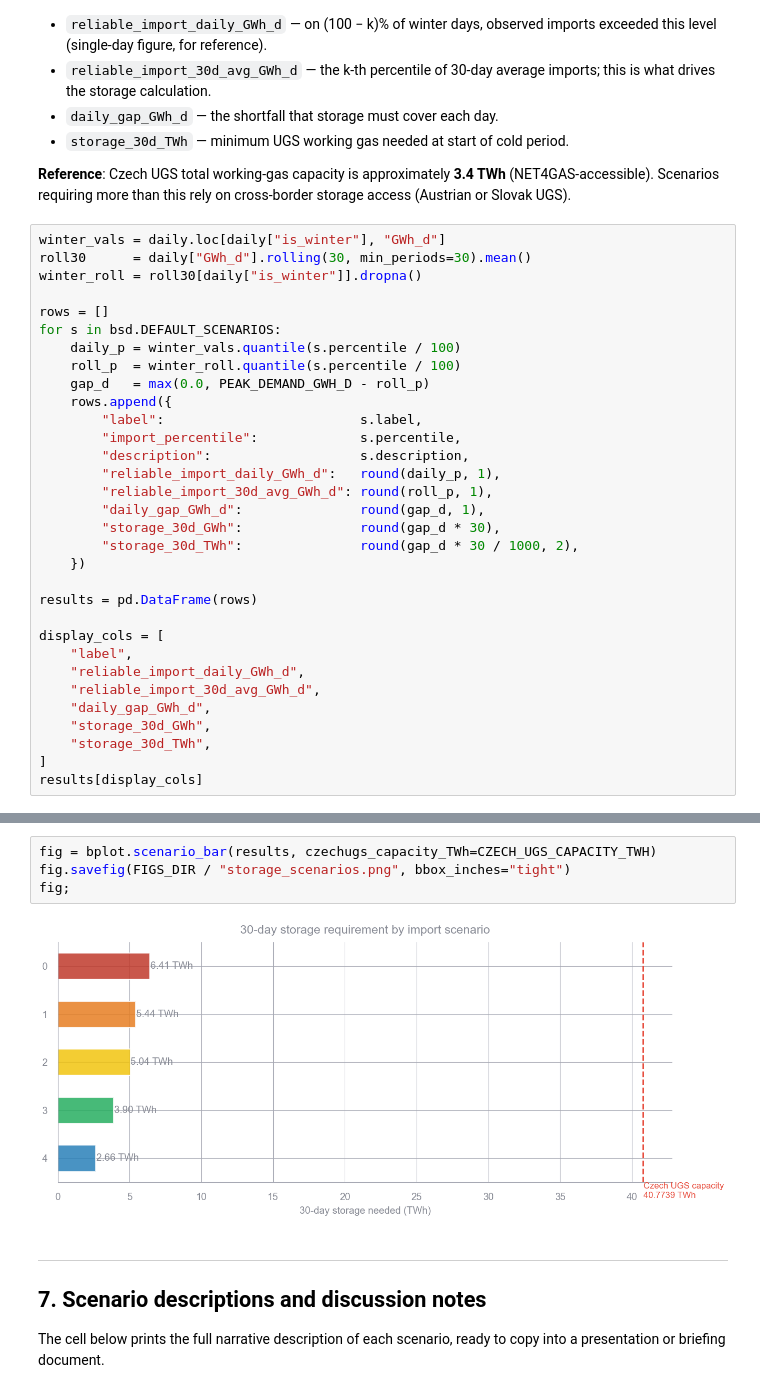
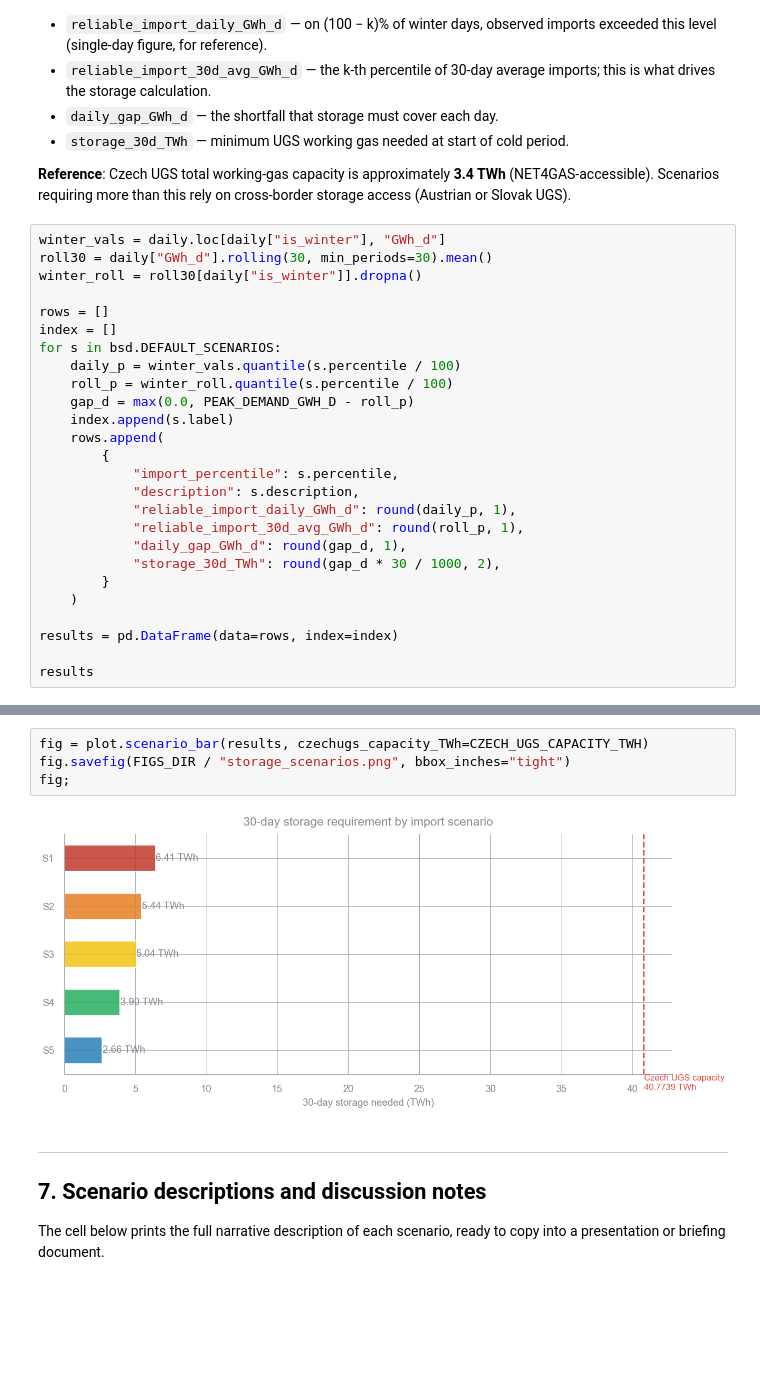
Before and after one commit to sikmartin/bsd_revamp, a Jupyter notebook: notebooks/analysis.ipynb, the cells around one changed output, grey strips where cells are left out. Cells and saved outputs as stored; diff of their text form; blank space fills up the shorter version.

```diff
--- a/notebooks/analysis.ipynb
+++ b/notebooks/analysis.ipynb
@@ -306,34 +306,28 @@ where `30d_sustained_import` is the k-th percentile of the distribution of
 on cross-border storage access (Austrian or Slovak UGS).
 # %%
 winter_vals = daily.loc[daily["is_winter"], "GWh_d"]
-roll30      = daily["GWh_d"].rolling(30, min_periods=30).mean()
+roll30 = daily["GWh_d"].rolling(30, min_periods=30).mean()
 winter_roll = roll30[daily["is_winter"]].dropna()
 
 rows = []
+index = []
 for s in bsd.DEFAULT_SCENARIOS:
     daily_p = winter_vals.quantile(s.percentile / 100)
-    roll_p  = winter_roll.quantile(s.percentile / 100)
-    gap_d   = max(0.0, PEAK_DEMAND_GWH_D - roll_p)
-    rows.append({
-        "label":                         s.label,
-        "import_percentile":             s.percentile,
-        "description":                   s.description,
-        "reliable_import_daily_GWh_d":   round(daily_p, 1),
-        "reliable_import_30d_avg_GWh_d": round(roll_p, 1),
-        "daily_gap_GWh_d":               round(gap_d, 1),
-        "storage_30d_GWh":               round(gap_d * 30),
-        "storage_30d_TWh":               round(gap_d * 30 / 1000, 2),
-    })
+    roll_p = winter_roll.quantile(s.percentile / 100)
+    gap_d = max(0.0, PEAK_DEMAND_GWH_D - roll_p)
+    index.append(s.label)
+    rows.append(
+        {
+            "import_percentile": s.percentile,
+            "description": s.description,
+            "reliable_import_daily_GWh_d": round(daily_p, 1),
+            "reliable_import_30d_avg_GWh_d": round(roll_p, 1),
+            "daily_gap_GWh_d": round(gap_d, 1),
+            "storage_30d_TWh": round(gap_d * 30 / 1000, 2),
+        }
+    )
 
-results = pd.DataFrame(rows)
+results = pd.DataFrame(data=rows, index=index)
 
-display_cols = [
-    "label",
-    "reliable_import_daily_GWh_d",
-    "reliable_import_30d_avg_GWh_d",
-    "daily_gap_GWh_d",
-    "storage_30d_GWh",
-    "storage_30d_TWh",
-]
-results[display_cols]
+results
 # %% [output]
@@ -346,9 +340,9 @@ results[display_cols]
 # %%
-fig = bplot.scenario_bar(results, czechugs_capacity_TWh=CZECH_UGS_CAPACITY_TWH)
+fig = plot.scenario_bar(results, czechugs_capacity_TWh=CZECH_UGS_CAPACITY_TWH)
 fig.savefig(FIGS_DIR / "storage_scenarios.png", bbox_inches="tight")
 fig;
 # %% [output]
-[figure, old version]
+[figure, new version]
 # %% [markdown]
 ---
 ## 7. Scenario descriptions and discussion notes
```
Also changed, not shown: parts of 8 cells of this notebook, 12 other files.
